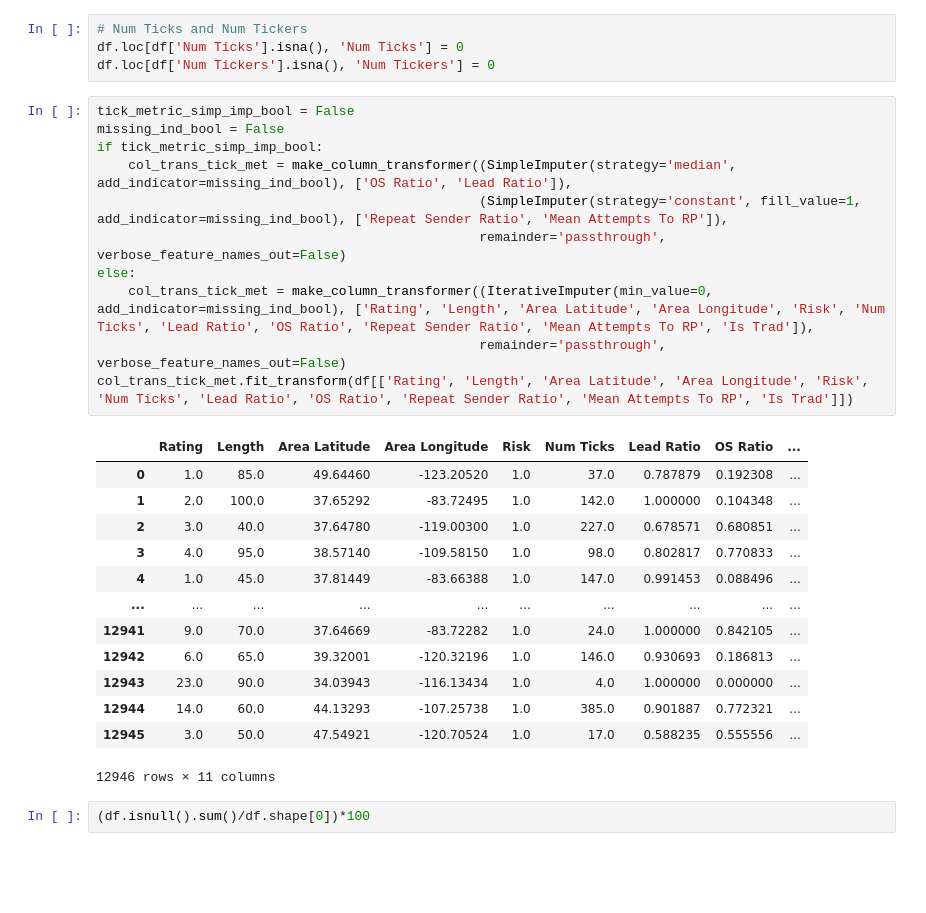
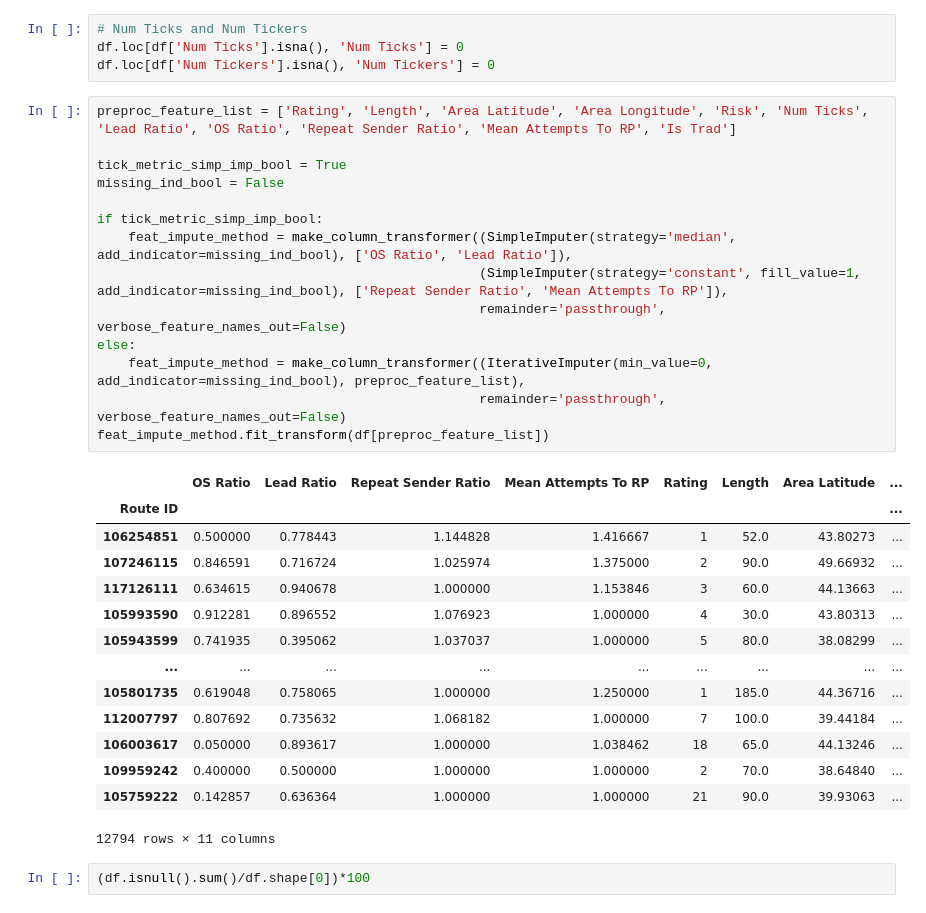
Before and after one commit to Brayden-L/Climbing-Analyses, a Jupyter notebook: Linear_Regression_Route_Quality/Complex_Linear_Regression_Route_Quality.ipynb, the cells around one changed output. Cells and saved outputs as stored; diff of their text form; blank space fills up the shorter version.

```diff
--- a/Linear_Regression_Route_Quality/Complex_Linear_Regression_Route_Quality.ipynb
+++ b/Linear_Regression_Route_Quality/Complex_Linear_Regression_Route_Quality.ipynb
@@ -307,30 +307,34 @@ df = ce_ord_rating.fit_transform(df)
 df.loc[df['Num Ticks'].isna(), 'Num Ticks'] = 0
 df.loc[df['Num Tickers'].isna(), 'Num Tickers'] = 0
 # %%
-tick_metric_simp_imp_bool = False
+preproc_feature_list = ['Rating', 'Length', 'Area Latitude', 'Area Longitude', 'Risk', 'Num Ticks', 'Lead Ratio', 'OS Ratio', 'Repeat Sender Ratio', 'Mean Attempts To RP', 'Is Trad']
+
+tick_metric_simp_imp_bool = True
 missing_ind_bool = False
+
 if tick_metric_simp_imp_bool:
-    col_trans_tick_met = make_column_transformer((SimpleImputer(strategy='median', add_indicator=missing_ind_bool), ['OS Ratio', 'Lead Ratio']),
+    feat_impute_method = make_column_transformer((SimpleImputer(strategy='median', add_indicator=missing_ind_bool), ['OS Ratio', 'Lead Ratio']),
                                                  (SimpleImputer(strategy='constant', fill_value=1, add_indicator=missing_ind_bool), ['Repeat Sender Ratio', 'Mean Attempts To RP']),
                                                  remainder='passthrough', verbose_feature_names_out=False)
 else:
-    col_trans_tick_met = make_column_transformer((IterativeImputer(min_value=0, add_indicator=missing_ind_bool), ['Rating', 'Length', 'Area Latitude', 'Area Longitude', 'Risk', 'Num Ticks', 'Lead Ratio', 'OS Ratio', 'Repeat Sender Ratio', 'Mean Attempts To RP', 'Is Trad']),
+    feat_impute_method = make_column_transformer((IterativeImputer(min_value=0, add_indicator=missing_ind_bool), preproc_feature_list),
                                                  remainder='passthrough', verbose_feature_names_out=False)
-col_trans_tick_met.fit_transform(df[['Rating', 'Length', 'Area Latitude', 'Area Longitude', 'Risk', 'Num Ticks', 'Lead Ratio', 'OS Ratio', 'Repeat Sender Ratio', 'Mean Attempts To RP', 'Is Trad']])
+feat_impute_method.fit_transform(df[preproc_feature_list])
 # %% [output]
-|  | Rating | Length | Area Latitude | Area Longitude | Risk | Num Ticks | Lead Ratio | OS Ratio | ... |
-| 0 | 1.0 | 85.0 | 49.64460 | -123.20520 | 1.0 | 37.0 | 0.787879 | 0.192308 | ... |
-| 1 | 2.0 | 100.0 | 37.65292 | -83.72495 | 1.0 | 142.0 | 1.000000 | 0.104348 | ... |
-| 2 | 3.0 | 40.0 | 37.64780 | -119.00300 | 1.0 | 227.0 | 0.678571 | 0.680851 | ... |
-| 3 | 4.0 | 95.0 | 38.57140 | -109.58150 | 1.0 | 98.0 | 0.802817 | 0.770833 | ... |
-| 4 | 1.0 | 45.0 | 37.81449 | -83.66388 | 1.0 | 147.0 | 0.991453 | 0.088496 | ... |
-| ... | ... | ... | ... | ... | ... | ... | ... | ... | ... |
-| 12941 | 9.0 | 70.0 | 37.64669 | -83.72282 | 1.0 | 24.0 | 1.000000 | 0.842105 | ... |
-| 12942 | 6.0 | 65.0 | 39.32001 | -120.32196 | 1.0 | 146.0 | 0.930693 | 0.186813 | ... |
-| 12943 | 23.0 | 90.0 | 34.03943 | -116.13434 | 1.0 | 4.0 | 1.000000 | 0.000000 | ... |
-| 12944 | 14.0 | 60.0 | 44.13293 | -107.25738 | 1.0 | 385.0 | 0.901887 | 0.772321 | ... |
-| 12945 | 3.0 | 50.0 | 47.54921 | -120.70524 | 1.0 | 17.0 | 0.588235 | 0.555556 | ... |
+|  | OS Ratio | Lead Ratio | Repeat Sender Ratio | Mean Attempts To RP | Rating | Length | Area Latitude | ... |
+| Route ID |  |  |  |  |  |  |  | ... |
+| 106254851 | 0.500000 | 0.778443 | 1.144828 | 1.416667 | 1 | 52.0 | 43.80273 | ... |
+| 107246115 | 0.846591 | 0.716724 | 1.025974 | 1.375000 | 2 | 90.0 | 49.66932 | ... |
+| 117126111 | 0.634615 | 0.940678 | 1.000000 | 1.153846 | 3 | 60.0 | 44.13663 | ... |
+| 105993590 | 0.912281 | 0.896552 | 1.076923 | 1.000000 | 4 | 30.0 | 43.80313 | ... |
+| 105943599 | 0.741935 | 0.395062 | 1.037037 | 1.000000 | 5 | 80.0 | 38.08299 | ... |
+| ... | ... | ... | ... | ... | ... | ... | ... | ... |
+| 105801735 | 0.619048 | 0.758065 | 1.000000 | 1.250000 | 1 | 185.0 | 44.36716 | ... |
+| 112007797 | 0.807692 | 0.735632 | 1.068182 | 1.000000 | 7 | 100.0 | 39.44184 | ... |
+| 106003617 | 0.050000 | 0.893617 | 1.000000 | 1.038462 | 18 | 65.0 | 44.13246 | ... |
+| 109959242 | 0.400000 | 0.500000 | 1.000000 | 1.000000 | 2 | 70.0 | 38.64840 | ... |
+| 105759222 | 0.142857 | 0.636364 | 1.000000 | 1.000000 | 21 | 90.0 | 39.93063 | ... |
-12946 rows × 11 columns
+12794 rows × 11 columns
 # %%
 (df.isnull().sum()/df.shape[0])*100
 # %% [output]
```
Also changed, not shown: parts of 15 cells of this notebook.
